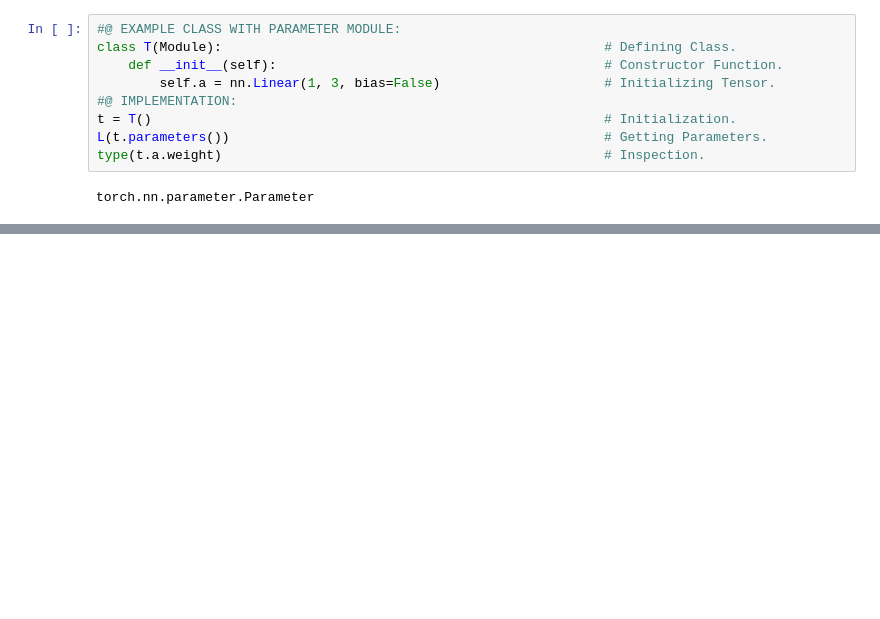
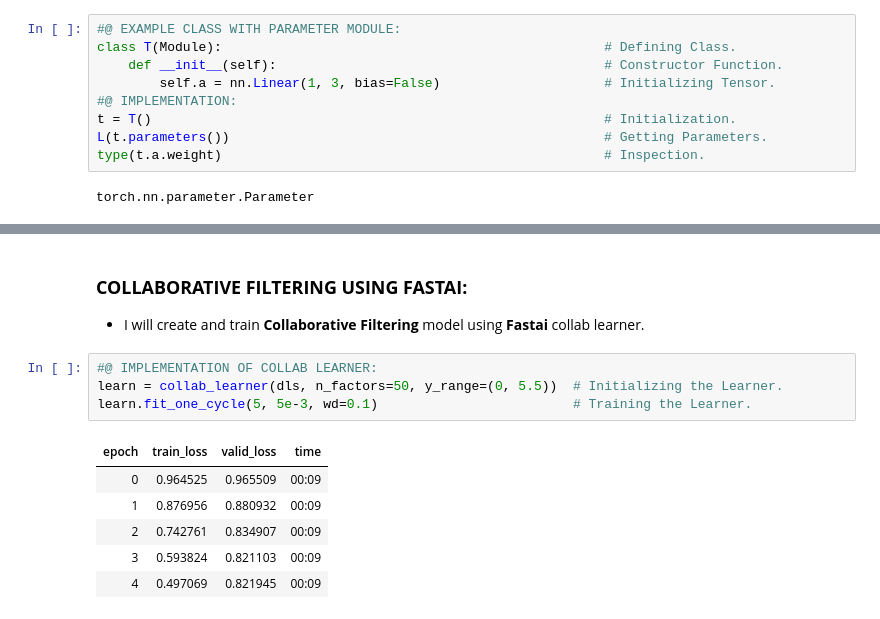
Before and after one commit to ThinamXx/Fastai, a Jupyter notebook: 7. Collaborative Filtering/CollaborativeFiltering.ipynb, the cells around one changed output, grey strips where cells are left out. Drawn from its saved outputs; the diff is of its cells as text; blank space fills up the shorter version.

```diff
--- a/7. Collaborative Filtering/CollaborativeFiltering.ipynb
+++ b/7. Collaborative Filtering/CollaborativeFiltering.ipynb
@@ -294,0 +336,14 @@ learn.fit_one_cycle(5, 5e-3, wd=0.1)                                    # Traini
+# %% [markdown]
+### **COLLABORATIVE FILTERING USING FASTAI:**
+- I will create and train **Collaborative Filtering** model using **Fastai** collab learner.
+# %%
+#@ IMPLEMENTATION OF COLLAB LEARNER:
+learn = collab_learner(dls, n_factors=50, y_range=(0, 5.5))  # Initializing the Learner.
+learn.fit_one_cycle(5, 5e-3, wd=0.1)                         # Training the Learner.
+# %% [output]
+| epoch | train_loss | valid_loss | time |
+| 0 | 0.964525 | 0.965509 | 00:09 |
+| 1 | 0.876956 | 0.880932 | 00:09 |
+| 2 | 0.742761 | 0.834907 | 00:09 |
+| 3 | 0.593824 | 0.821103 | 00:09 |
+| 4 | 0.497069 | 0.821945 | 00:09 |
```
Also changed, not shown: parts of 15 cells of this notebook.
